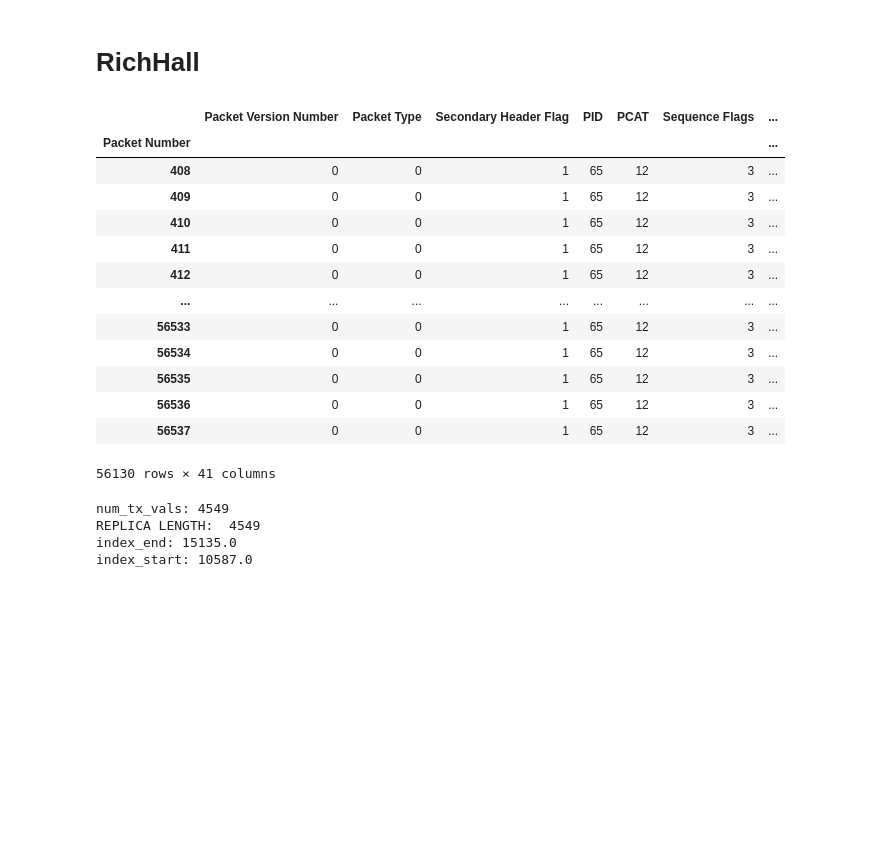
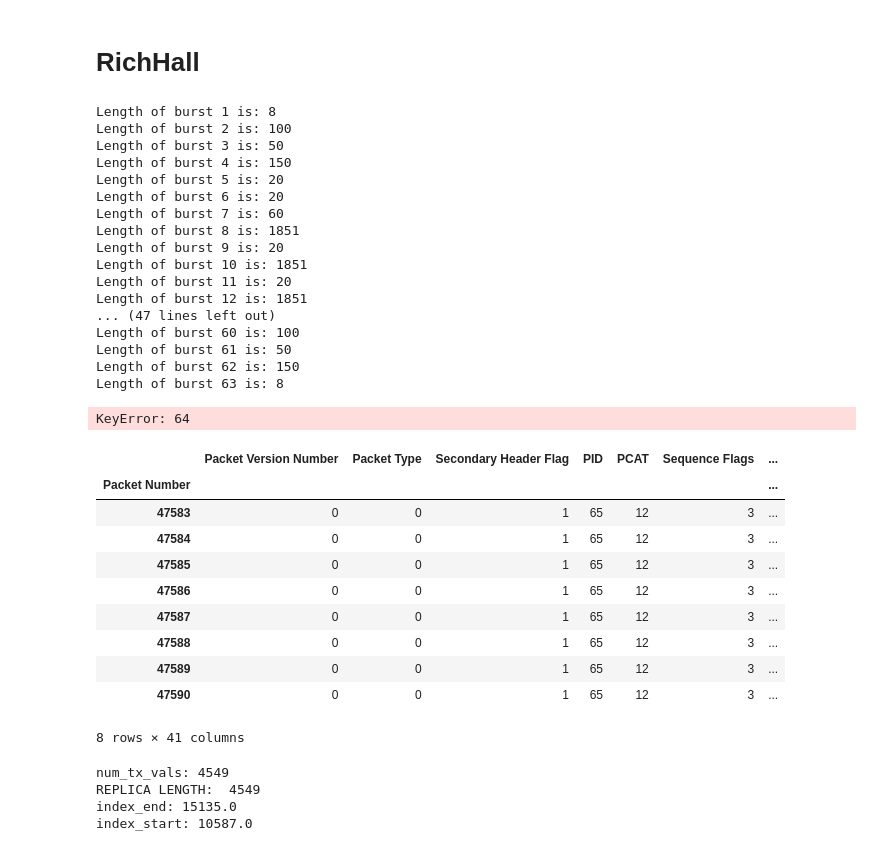
Before and after one commit to sirbastiano/srp, a Jupyter notebook: notebooks/richall.ipynb, the cells around one changed output. Drawn from its saved outputs; the diff is of its cells as text; code cells hidden in the pictures; blank space fills up the shorter version.

```diff
--- a/notebooks/richall.ipynb
+++ b/notebooks/richall.ipynb
@@ -12,27 +12,45 @@ import matplotlib.pyplot as plt
 from matplotlib import colors
 from scipy.interpolate import interp1d
 # %%
-inputfile = "/Users/roberto.delprete/Library/CloudStorage/OneDrive-ESA/Desktop/Repos/SARPYX/data/S1A_S1_RAW__0SDH_20240502T121147_20240502T121217_053692_06859D_BB61.SAFE/s1a-s1-raw-s-hh-20240502t121147-20240502t121217-053692-06859d.dat"
+inputfile = "/Data_large/marine/PythonProjects/SAR/sarpyx/data/S1A_S1_RAW__0SDV_20150107T054312_20150107T054337_004061_004E74_020B.SAFE/s1a-s1-raw-s-vh-20150107t054312-20150107t054337-004061-004e74.dat"
 l0file = sentinel1decoder.Level0File(inputfile)
 # %%
-selected_burst = 8
-selection = l0file.get_burst_metadata(selected_burst)
-selection
+for selected_burst in range(1,160):
+    burst = l0file.get_burst_metadata(selected_burst)
+    print(f"Length of burst {selected_burst} is:", len(burst))
 # %% [output]
-|  | Packet Version Number | Packet Type | Secondary Header Flag | PID | PCAT | Sequence Flags | ... |
-| Packet Number |  |  |  |  |  |  | ... |
-| 408 | 0 | 0 | 1 | 65 | 12 | 3 | ... |
-| 409 | 0 | 0 | 1 | 65 | 12 | 3 | ... |
-| 410 | 0 | 0 | 1 | 65 | 12 | 3 | ... |
-| 411 | 0 | 0 | 1 | 65 | 12 | 3 | ... |
-| 412 | 0 | 0 | 1 | 65 | 12 | 3 | ... |
-| ... | ... | ... | ... | ... | ... | ... | ... |
-| 56533 | 0 | 0 | 1 | 65 | 12 | 3 | ... |
-| 56534 | 0 | 0 | 1 | 65 | 12 | 3 | ... |
-| 56535 | 0 | 0 | 1 | 65 | 12 | 3 | ... |
-| 56536 | 0 | 0 | 1 | 65 | 12 | 3 | ... |
-| 56537 | 0 | 0 | 1 | 65 | 12 | 3 | ... |
-56130 rows × 41 columns
+Length of burst 1 is: 8
+Length of burst 2 is: 100
+Length of burst 3 is: 50
+Length of burst 4 is: 150
+Length of burst 5 is: 20
+Length of burst 6 is: 20
+Length of burst 7 is: 60
+Length of burst 8 is: 1851
+Length of burst 9 is: 20
+Length of burst 10 is: 1851
+Length of burst 11 is: 20
+Length of burst 12 is: 1851
+... (47 lines left out)
+Length of burst 60 is: 100
+Length of burst 61 is: 50
+Length of burst 62 is: 150
+Length of burst 63 is: 8
+KeyError: 64
+# %%
+burst
+# %% [output]
+|  | Packet Version Number | Packet Type | Secondary Header Flag | PID | PCAT | Sequence Flags | ... |
+| Packet Number |  |  |  |  |  |  | ... |
+| 47583 | 0 | 0 | 1 | 65 | 12 | 3 | ... |
+| 47584 | 0 | 0 | 1 | 65 | 12 | 3 | ... |
+| 47585 | 0 | 0 | 1 | 65 | 12 | 3 | ... |
+| 47586 | 0 | 0 | 1 | 65 | 12 | 3 | ... |
+| 47587 | 0 | 0 | 1 | 65 | 12 | 3 | ... |
+| 47588 | 0 | 0 | 1 | 65 | 12 | 3 | ... |
+| 47589 | 0 | 0 | 1 | 65 | 12 | 3 | ... |
+| 47590 | 0 | 0 | 1 | 65 | 12 | 3 | ... |
+8 rows × 41 columns
 # %%
 # # Decode the IQ data
 # radar_data = l0file.get_burst_data(selected_burst)
```
Also changed, not shown: 3 other files.
